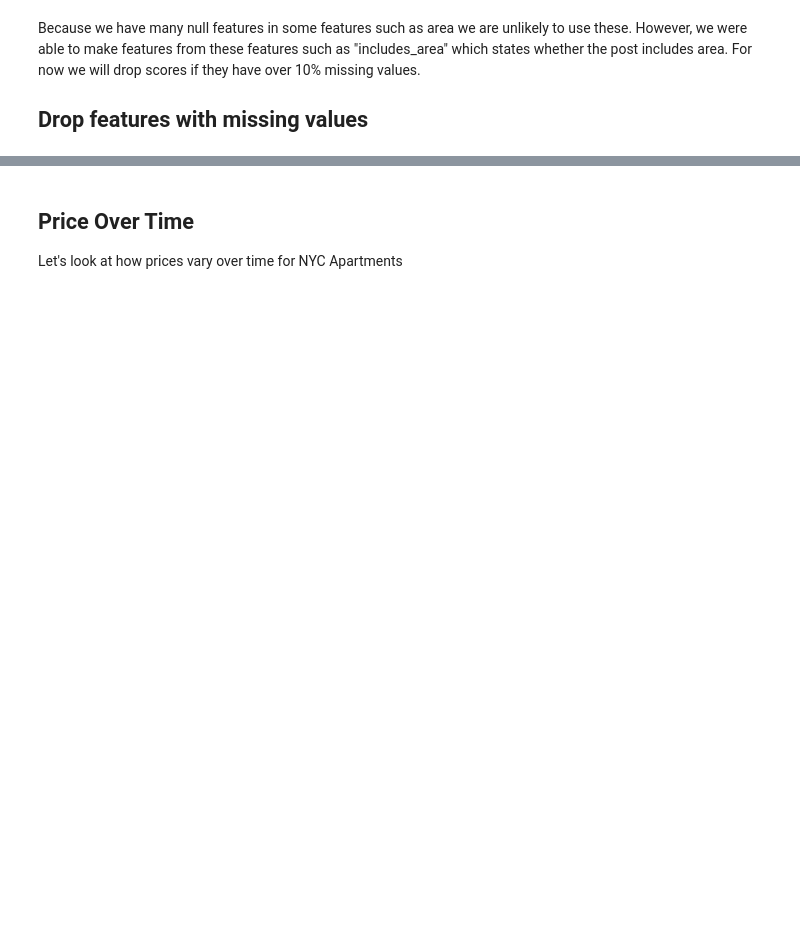
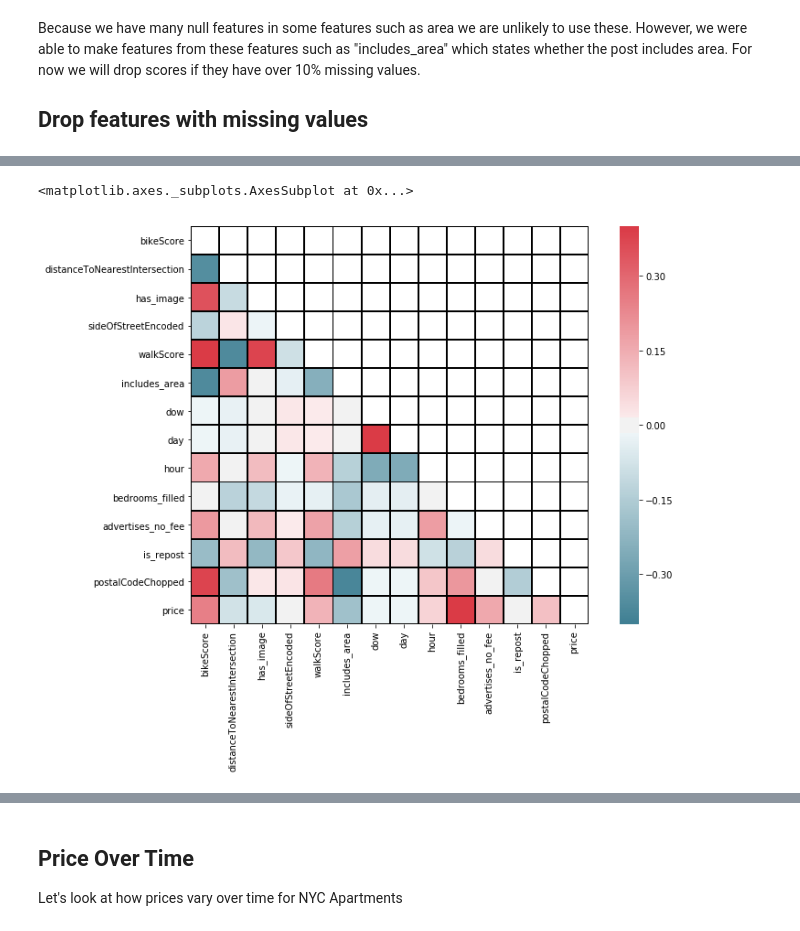
Before and after one commit to scochran3/LazyApartment, a Jupyter notebook: notebooks/Data Exploration.ipynb, the cells around one changed output, grey strips where cells are left out. Saved outputs shown, nothing was run; the diff lists cells and outputs as text; code cells hidden in the pictures; blank space fills up the shorter version.

```diff
--- a/notebooks/Data Exploration.ipynb
+++ b/notebooks/Data Exploration.ipynb
@@ -10,7 +12,15 @@ import seaborn as sns
 from bokeh.plotting import figure, show
 from bokeh.io import output_notebook
 from bokeh.models import ColumnDataSource, Range1d
+from bokeh.transform import factor_cmap
+from bokeh.palettes import Spectral6
+import numpy as np
+import warnings
+
+# Set the stage
+warnings.filterwarnings('ignore')
 output_notebook()
+plt.rcParams['figure.figsize'] = (12.0, 8.0)
 # %% [output]
 Loading BokehJS ...
 [interactive output not drawn]
@@ -60,7 +70,5 @@ Because we have many null features in some features such as area we are unlikely
 
 ## Drop features with missing values
 # %%
-threshold = .1
-df.dropna(thresh=(1-threshold)*len(df), axis=1, inplace=True)
-nulls = pd.concat([df.isnull().sum(axis = 0), df.isnull().sum(axis = 0)/len(df)], axis=1)
-nulls
+# threshold = .1
+# df.dropna(thresh=(1-threshold)*len(df), axis=1, inplace=True)
@@ -85,5 +77,6 @@ nulls
 # %%
 # Shrunk DF with only features we will plot
-df_shrunk = df[['bikeScore', 'distanceToNearestIntersection', 'has_image', 'has_map', 'sideOfStreet',
-                'walkScore', 'where', 'includes_area', 'year', 'month', 'dow', 'day', 'hour', 'bedrooms_filled',
-               'advertises_no_fee', 'is_repost', 'price']]
+df_shrunk = df[['bikeScore', 'distanceToNearestIntersection', 'has_image', 'sideOfStreetEncoded',
+                'walkScore', 'where', 'includes_area', 'dow', 'day', 'hour', 'bedrooms_filled',
+               'advertises_no_fee', 'is_repost', 'postalCodeChopped', 'price']]
+df_shrunk['bikeScore'].fillna(df_shrunk['bikeScore'].mean(), inplace=True)
@@ -111,0 +83,11 @@ df_shrunk
+# %%
+correlations = df_shrunk.corr()
+mask = np.zeros_like(correlations, dtype=np.bool)
+mask[np.triu_indices_from(mask)] = True
+cmap = sns.diverging_palette(220, 10, as_cmap=True)
+sns.heatmap(correlations, mask=mask,
+            cmap=cmap, linewidths=1, linecolor='#000000',
+           square=True, vmax=.4, vmin=-.4)
+# %% [output]
+<matplotlib.axes._subplots.AxesSubplot at 0x...>
+[figure, added]
```
Also changed, not shown: parts of 22 cells of this notebook, 3 other files.
